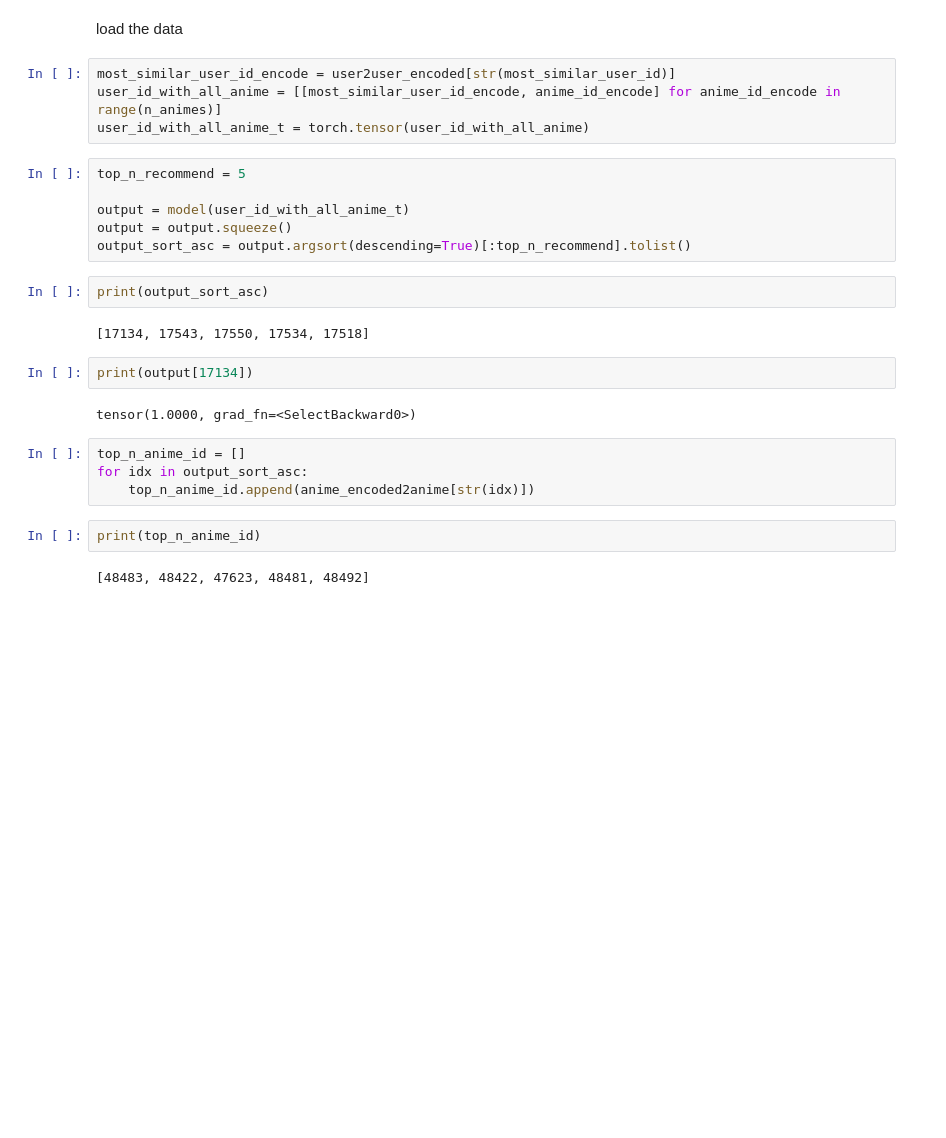
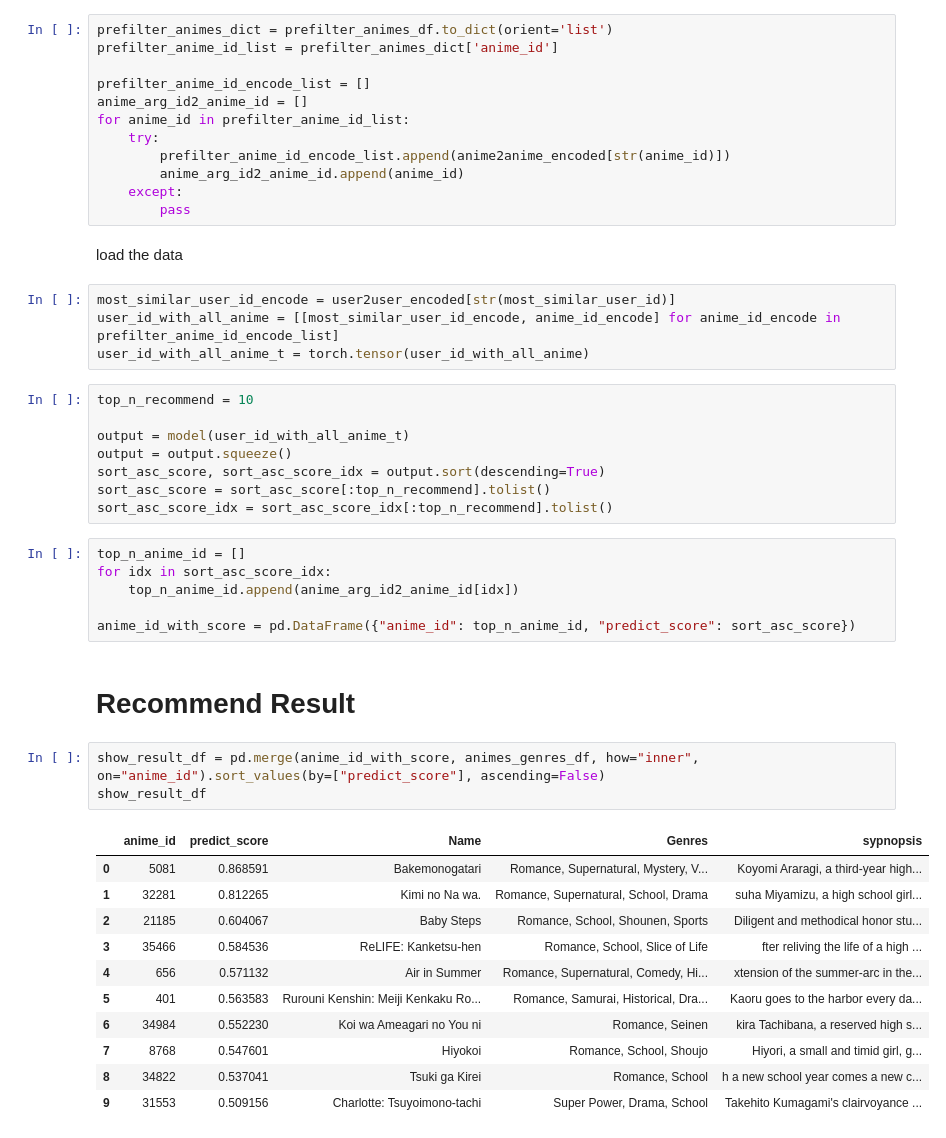
Before and after one commit to ycc789741ycc/anime-recommender-system, a Jupyter notebook: scripts/recommend.ipynb, the cells around one changed output. Drawn from its saved outputs; the diff is of its cells as text; blank space fills up the shorter version.

Commit message:
Add recommend result.

```diff
--- a/scripts/recommend.ipynb
+++ b/scripts/recommend.ipynb
@@ -204,28 +292,49 @@ FactorizationMachineModel(
+# %%
+prefilter_animes_dict = prefilter_animes_df.to_dict(orient='list')
+prefilter_anime_id_list = prefilter_animes_dict['anime_id']
+
+prefilter_anime_id_encode_list = []
+anime_arg_id2_anime_id = []
+for anime_id in prefilter_anime_id_list:
+    try:
+        prefilter_anime_id_encode_list.append(anime2anime_encoded[str(anime_id)])
+        anime_arg_id2_anime_id.append(anime_id)
+    except:
+        pass
 # %% [markdown]
 load the data
 # %%
 most_similar_user_id_encode = user2user_encoded[str(most_similar_user_id)]
-user_id_with_all_anime = [[most_similar_user_id_encode, anime_id_encode] for anime_id_encode in range(n_animes)]
+user_id_with_all_anime = [[most_similar_user_id_encode, anime_id_encode] for anime_id_encode in prefilter_anime_id_encode_list]
 user_id_with_all_anime_t = torch.tensor(user_id_with_all_anime)
 # %%
-top_n_recommend = 5
+top_n_recommend = 10
 
 output = model(user_id_with_all_anime_t)
 output = output.squeeze()
-output_sort_asc = output.argsort(descending=True)[:top_n_recommend].tolist()
+sort_asc_score, sort_asc_score_idx = output.sort(descending=True)
+sort_asc_score = sort_asc_score[:top_n_recommend].tolist()
+sort_asc_score_idx = sort_asc_score_idx[:top_n_recommend].tolist()
-# %%
-print(output_sort_asc)
-# %% [output]
-[17134, 17543, 17550, 17534, 17518]
-# %%
-print(output[17134])
-# %% [output]
-tensor(1.0000, grad_fn=<SelectBackward0>)
 # %%
 top_n_anime_id = []
-for idx in output_sort_asc:
-    top_n_anime_id.append(anime_encoded2anime[str(idx)])
+for idx in sort_asc_score_idx:
+    top_n_anime_id.append(anime_arg_id2_anime_id[idx])
+
+anime_id_with_score = pd.DataFrame({"anime_id": top_n_anime_id, "predict_score": sort_asc_score})
-# %%
-print(top_n_anime_id)
-# %% [output]
-[48483, 48422, 47623, 48481, 48492]
+# %% [markdown]
+# Recommend Result
+# %%
+show_result_df = pd.merge(anime_id_with_score, animes_genres_df, how="inner", on="anime_id").sort_values(by=["predict_score"], ascending=False)
+show_result_df
+# %% [output]
+|  | anime_id | predict_score | Name | Genres | sypnopsis |
+| 0 | 5081 | 0.868591 | Bakemonogatari | Romance, Supernatural, Mystery, V... | Koyomi Araragi, a third-year high... |
+| 1 | 32281 | 0.812265 | Kimi no Na wa. | Romance, Supernatural, School, Drama | suha Miyamizu, a high school girl... |
+| 2 | 21185 | 0.604067 | Baby Steps | Romance, School, Shounen, Sports | Diligent and methodical honor stu... |
+| 3 | 35466 | 0.584536 | ReLIFE: Kanketsu-hen | Romance, School, Slice of Life | fter reliving the life of a high ... |
+| 4 | 656 | 0.571132 | Air in Summer | Romance, Supernatural, Comedy, Hi... | xtension of the summer-arc in the... |
+| 5 | 401 | 0.563583 | Rurouni Kenshin: Meiji Kenkaku Ro... | Romance, Samurai, Historical, Dra... | Kaoru goes to the harbor every da... |
+| 6 | 34984 | 0.552230 | Koi wa Ameagari no You ni | Romance, Seinen | kira Tachibana, a reserved high s... |
+| 7 | 8768 | 0.547601 | Hiyokoi | Romance, School, Shoujo | Hiyori, a small and timid girl, g... |
+| 8 | 34822 | 0.537041 | Tsuki ga Kirei | Romance, School | h a new school year comes a new c... |
+| 9 | 31553 | 0.509156 | Charlotte: Tsuyoimono-tachi | Super Power, Drama, School | Takehito Kumagami's clairvoyance ... |
```
Also changed, not shown: parts of 25 cells of this notebook, 2 other files.
